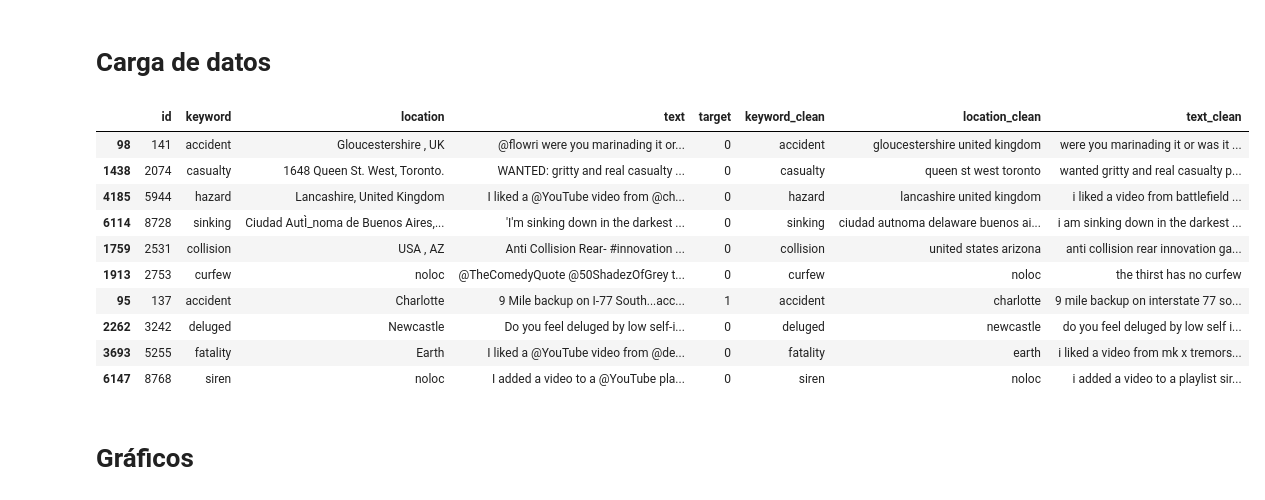
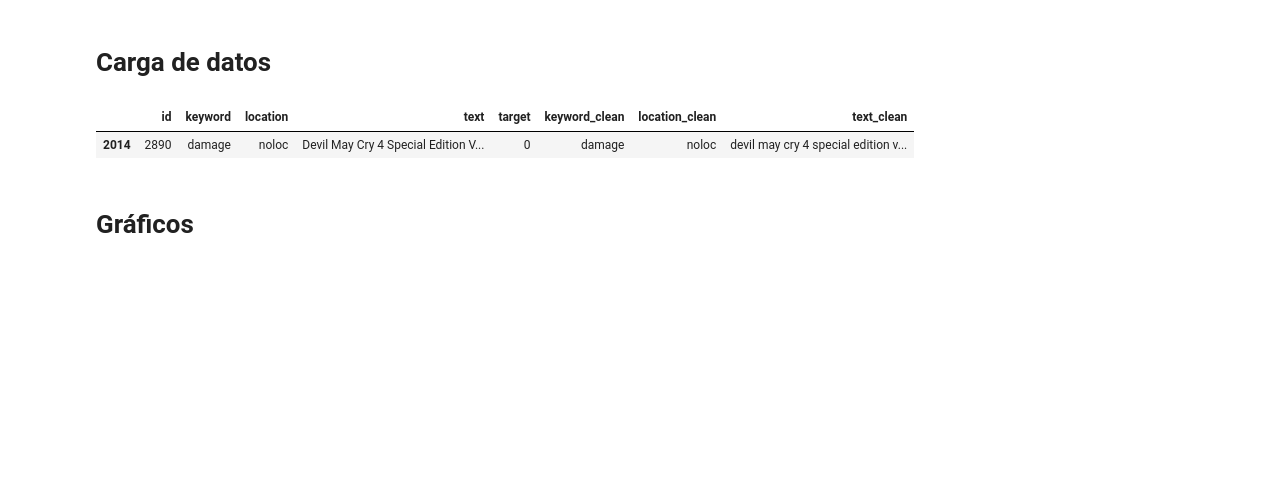
Before and after one commit to delpinor/datos7506, a Jupyter notebook: TP2 - ML.ipynb, the cells around one changed output. Saved outputs shown, nothing was run; the diff lists cells and outputs as text; code cells hidden in the pictures; blank space fills up the shorter version.

```diff
--- a/TP2 - ML.ipynb
+++ b/TP2 - ML.ipynb
@@ -19,6 +19,7 @@ from sklearn.neighbors import KNeighborsClassifier
 import plotly.express as px
 import plotly.figure_factory as ff
 import plotly.graph_objects as go
+from chart_studio.plotly import plot, iplot
 
 
 from sklearn.model_selection import train_test_split
@@ -26,6 +27,7 @@ from sklearn.model_selection import GridSearchCV
 from sklearn.model_selection import RandomizedSearchCV
 from sklearn.model_selection import cross_val_score
 from sklearn.model_selection import RepeatedStratifiedKFold
+from sklearn.pipeline import Pipeline
 
 from keras.models import Sequential
 
@@ -44,8 +46,9 @@ from keras.preprocessing.text import Tokenizer
 from keras.preprocessing.sequence import pad_sequences
 
 from sklearn.manifold import TSNE
-from keras.layers import Dense, Embedding, LSTM, SpatialDropout1D, Dropout, Conv1D, MaxPooling1D, GlobalMaxPooling1D
+from keras.layers import Dense, Embedding, SpatialDropout1D, Dropout, Conv1D
 from keras.layers import Input, Add, concatenate, Dense, Activation, BatchNormalization, Dropout, Flatten
+from keras.layers import LSTM, Bidirectional, GRU, GlobalAveragePooling1D, MaxPooling1D, GlobalMaxPooling1D
 
 from keras import layers
 from keras.utils.np_utils import to_categorical
@@ -61,12 +64,26 @@ from nltk.corpus import brown,words
 from nltk.tag import pos_tag
 from textblob import TextBlob
 
+import torch
+import transformers as ppb
+import tensorflow as tf
+import tensorflow_hub as hub
+from tensorflow.keras.callbacks import ModelCheckpoint
+from transformers import BertTokenizer, BertModel, BertConfig
+from sklearn.decomposition import PCA
+import tokenization
+
+
+from xgboost import XGBClassifier
 from gensim.models import KeyedVectors
 import eli5
+import bert
 import re, string
 from string import punctuation
+from sklearn.decomposition import PCA
+from scipy.linalg import svd as scipy_svd
 
-#pd.set_option('display.max_colwidth', None)
+pd.set_option('display.max_colwidth', None)
 
 
 
@@ -681,22 +814,15 @@ formato_inicial(test_df)
 # %%
 #train_df[train_df.text_clean.str.contains('\'')]['text_clean'].str.split(expand=True).stack().value_counts().to_csv('data/sample.csv')
 #train_df.sample(2)
 #train_df[train_df.location_clean.str.contains('')]['location_clean'].value_counts().to_csv('data/location.csv')
 #train_df[train_df.text_clean.str.contains('')]['text_clean'].str.split(expand=True).stack().value_counts().to_csv('data/textss.csv')
-train_df[train_df.text.str.contains('')].sample(10)
+train_df[train_df.text.str.contains('')].sample()
+#test_df[test_df.text.str.contains('enna')]
+
 #train_df.sample(5)
 # %% [output]
 |  | id | keyword | location | text | target | keyword_clean | location_clean | text_clean |
-| 98 | 141 | accident | Gloucestershire , UK | @flowri were you marinading it or... | 0 | accident | gloucestershire united kingdom | were you marinading it or was it ... |
-| 1438 | 2074 | casualty | 1648 Queen St. West, Toronto. | WANTED: gritty and real casualty ... | 0 | casualty | queen st west toronto | wanted gritty and real casualty p... |
-| 4185 | 5944 | hazard | Lancashire, United Kingdom | I liked a @YouTube video from @ch... | 0 | hazard | lancashire united kingdom | i liked a video from battlefield ... |
-| 6114 | 8728 | sinking | Ciudad AutÌ_noma de Buenos Aires,... | 'I'm sinking down in the darkest ... | 0 | sinking | ciudad autnoma delaware buenos ai... | i am sinking down in the darkest ... |
-| 1759 | 2531 | collision | USA , AZ | Anti Collision Rear- #innovation ... | 0 | collision | united states arizona | anti collision rear innovation ga... |
-| 1913 | 2753 | curfew | noloc | @TheComedyQuote @50ShadezOfGrey t... | 0 | curfew | noloc | the thirst has no curfew |
-| 95 | 137 | accident | Charlotte | 9 Mile backup on I-77 South...acc... | 1 | accident | charlotte | 9 mile backup on interstate 77 so... |
-| 2262 | 3242 | deluged | Newcastle | Do you feel deluged by low self-i... | 0 | deluged | newcastle | do you feel deluged by low self i... |
-| 3693 | 5255 | fatality | Earth | I liked a @YouTube video from @de... | 0 | fatality | earth | i liked a video from mk x tremors... |
-| 6147 | 8768 | siren | noloc | I added a video to a @YouTube pla... | 0 | siren | noloc | i added a video to a playlist sir... |
+| 2014 | 2890 | damage | noloc | Devil May Cry 4 Special Edition V... | 0 | damage | noloc | devil may cry 4 special edition v... |
 # %% [markdown]
 
 # Gráficos
```
Also changed, not shown: parts of 41 cells of this notebook, 2 other files.
